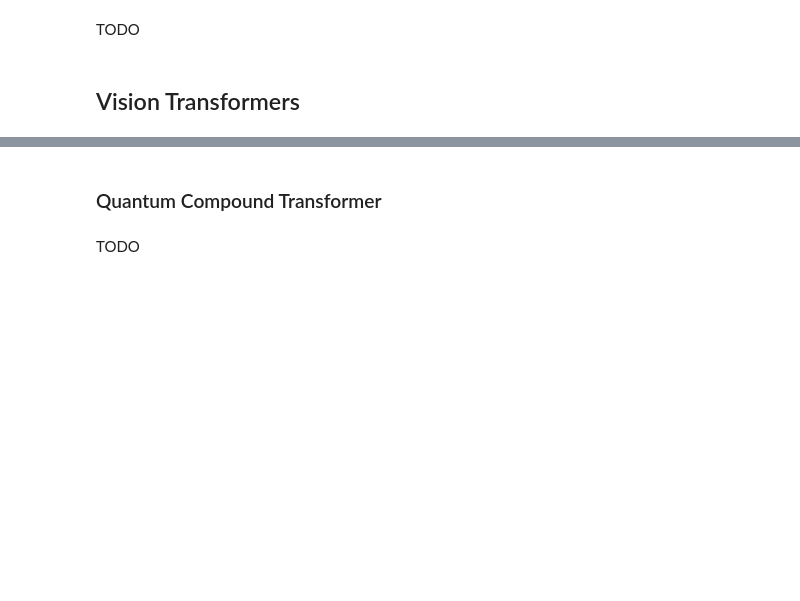
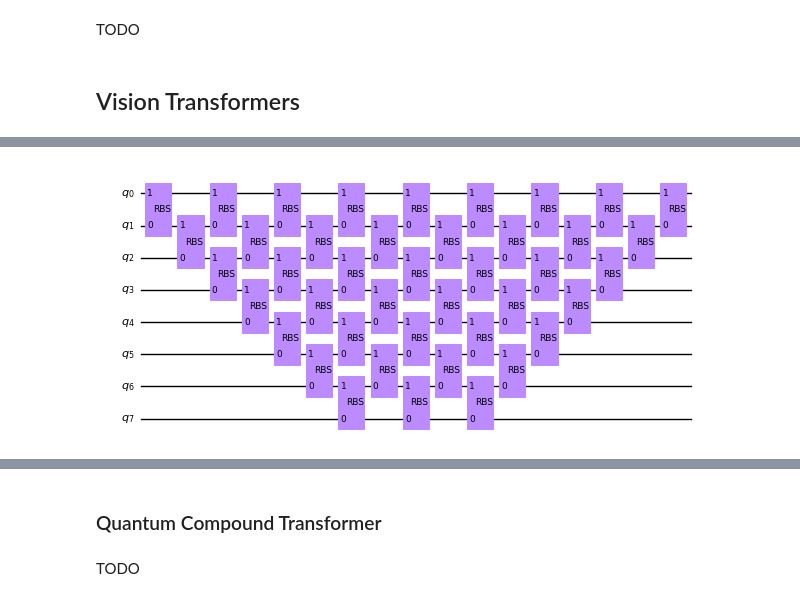
Before and after one commit to salcc/QuantumTransformers, a Jupyter notebook: notebooks/quantum/quantum.ipynb, the cells around one changed output, grey strips where cells are left out. Cells and saved outputs as stored; diff of their text form; code cells hidden in the pictures; blank space fills up the shorter version.

```diff
--- a/notebooks/quantum/quantum.ipynb
+++ b/notebooks/quantum/quantum.ipynb
@@ -316,0 +340,12 @@ TODO
+# %%
+def orthogonal_transformer_attention_circuit(c: tc.Circuit, q: Sequence[int], xi: Array, t: Array, xj: Array):
+    diagonal_circuit(c, q, xi)
+    pyramid_circuit(c, q, t)
+    diagonal_circuit(c, q, xj, adjoint=True)
+    return c
+
+c = tc.Circuit(n)
+c = orthogonal_transformer_attention_circuit(c, range(n), jnp.empty(n), jnp.empty(n*(n-1)//2), jnp.empty(n))
+c.draw(output='mpl')
+# %% [output]
+[figure, added]
```
Also changed, not shown: parts of 26 cells of this notebook.
